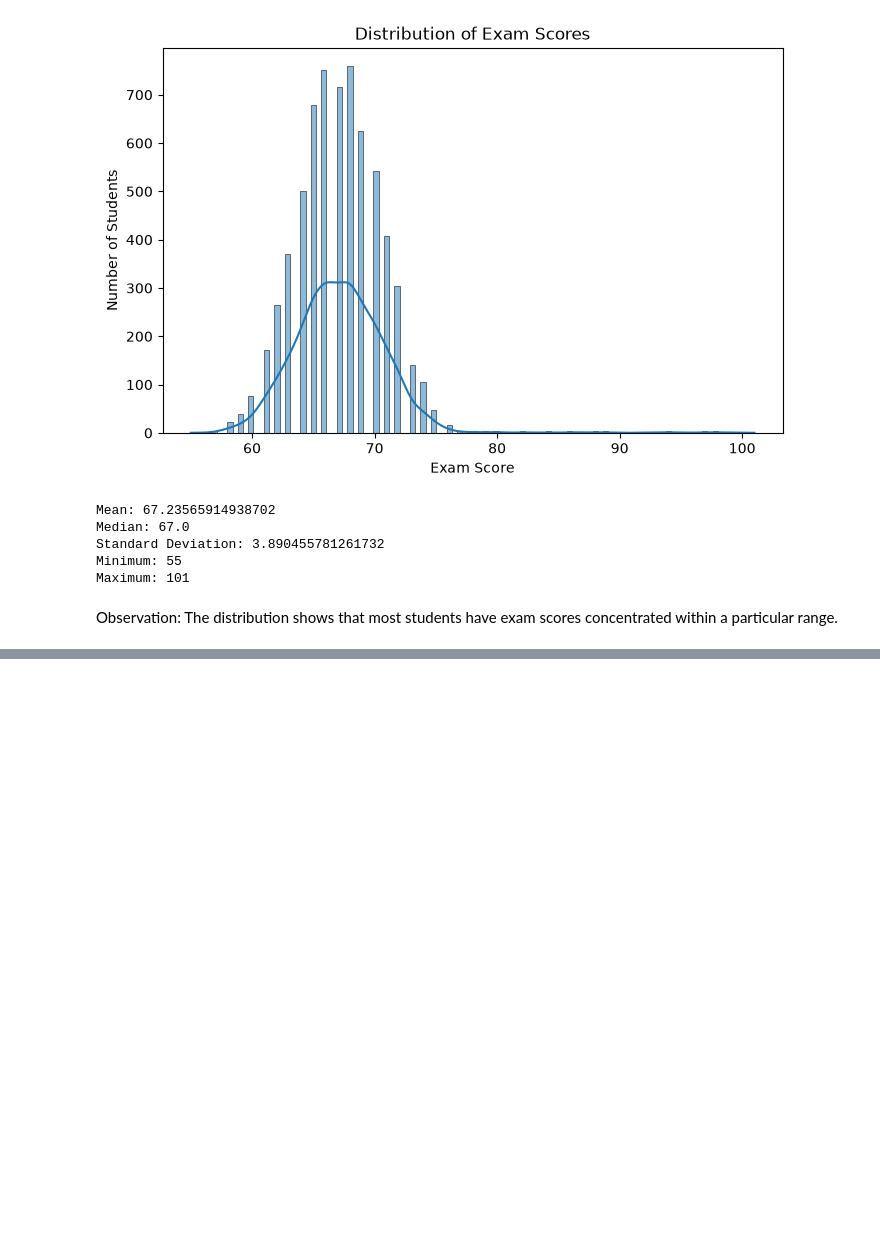
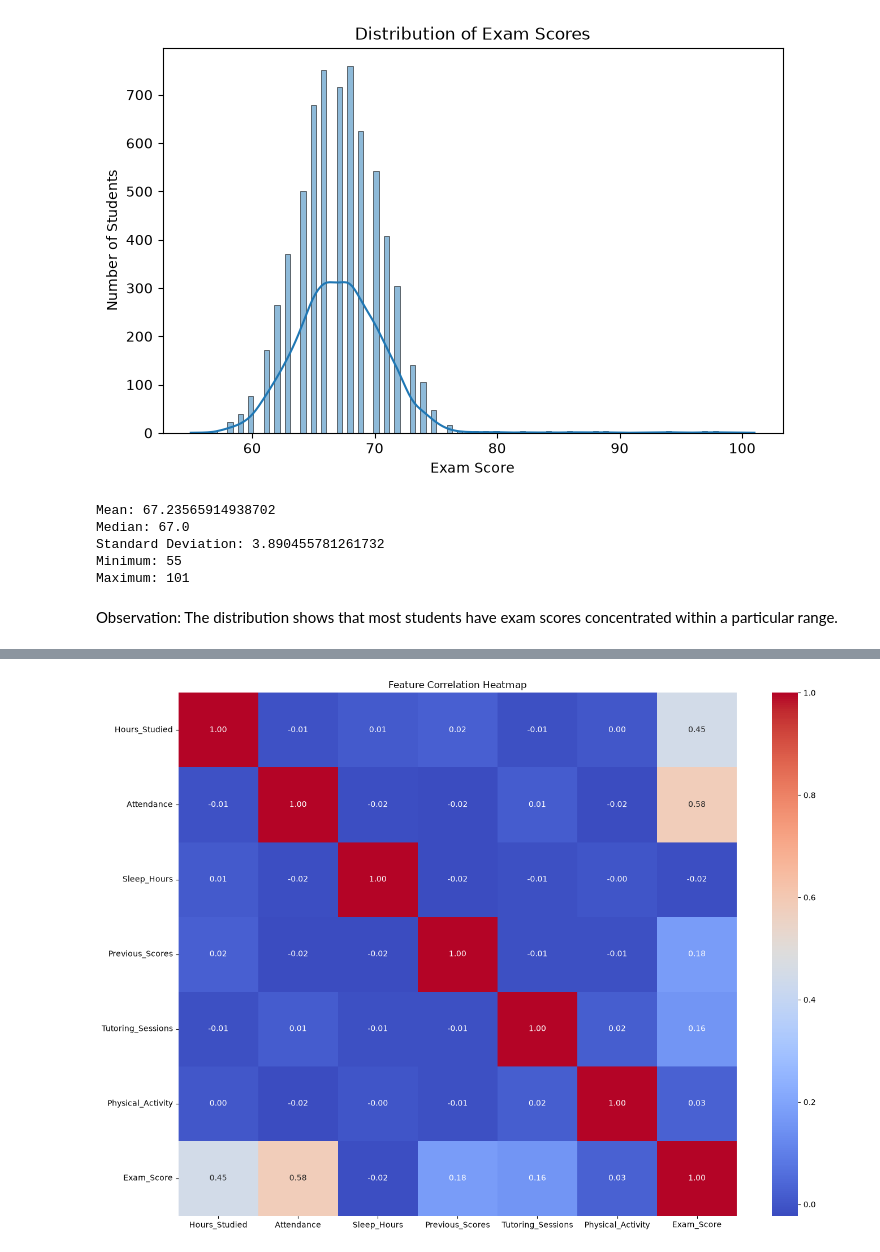
Before and after one commit to mdraihanmostafa746-coder/Student-Academic-Performance-Analysis-and-Prediction, a Jupyter notebook: notebooks/student_performance_analysis.ipynb, the cells around one changed output, grey strips where cells are left out. Saved outputs shown, nothing was run; the diff lists cells and outputs as text; code cells hidden in the pictures; blank space fills up the shorter version.

```diff
--- a/notebooks/student_performance_analysis.ipynb
+++ b/notebooks/student_performance_analysis.ipynb
@@ -500,0 +521,6 @@ exam scores concentrated within a particular range.
+# %%
+correlation = df_clean.select_dtypes(
+    include=['number']
+).corr()
+
+correlation
@@ -500,0 +536,15 @@ exam scores concentrated within a particular range.
+# %%
+plt.figure(figsize=(14, 10))
+
+sns.heatmap(
+    correlation,
+    annot=True,
+    cmap='coolwarm',
+    fmt='.2f'
+)
+
+plt.title('Feature Correlation Heatmap')
+plt.tight_layout()
+plt.show()
+# %% [output]
+[figure, added]
```
Also changed, not shown: parts of 5 cells of this notebook.
